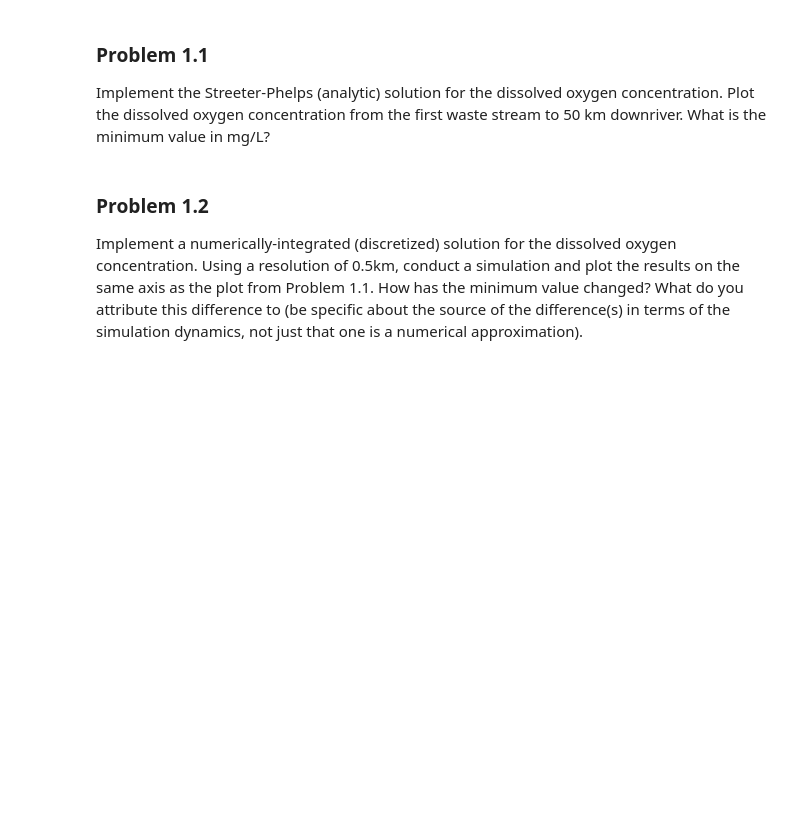
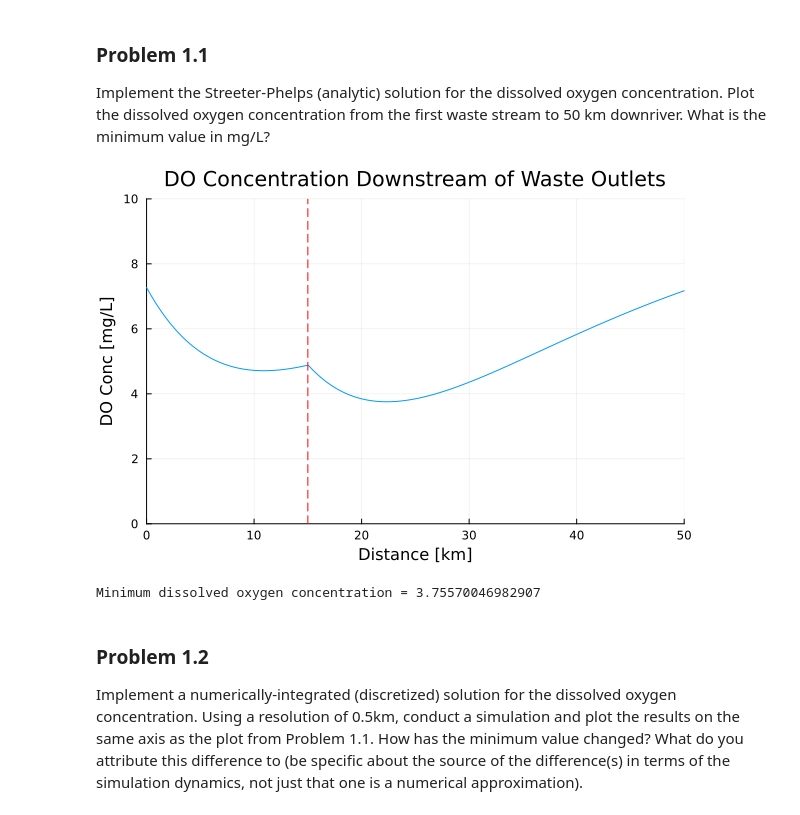
Before and after one commit to BEE4750-FA25/hw3-claire, a Jupyter notebook: hw03.ipynb, the cells around one changed output. Saved outputs shown, nothing was run; the diff lists cells and outputs as text; code cells hidden in the pictures; blank space fills up the shorter version.

```diff
--- a/hw03.ipynb
+++ b/hw03.ipynb
@@ -101,63 +93,62 @@ Cdo_2 = 5 # mg/L
 Cc_2 = 45 # mg/L
 Cn_2 = 35 # mg/L
 
-
-# Mixing equation
 C_new(q1, c1, q2, c2) = (q1 * c1 + q2 * c2) / (q1 + q2)
 
-# Streeter-Phelps DO function
 function mix(D0_0, CBOD0, NBOD0, t, k1, k2, k3, sat)
     D0_new = D0_0 * exp(-k1 * t)
     CBOD_new = CBOD0 * (k2 / (k1 - k2)) * (exp(-k2 * t) - exp(-k1 * t))
     NBOD_new = NBOD0 * (k3 / (k1 - k3)) * (exp(-k3 * t) - exp(-k1 * t))
     D = D0_new + CBOD_new + NBOD_new
-    return sat - D   # convert deficit to actual DO
+    return sat - D
 end
 
-# Initial mixing at upstream + first waste
 Q_first = Qr + Q1
 DO_mix1 = C_new(Qr, Cdo_r, Q1, Cdo_1)
 CBOD_mix1 = C_new(Qr, Cc_r, Q1, Cc_1)
 NBOD_mix1 = C_new(Qr, Cn_r, Q1, Cn_1)
 D0_first = C_sat - DO_mix1
 
 decay(C_0, k, t) = C_0 * exp(-k * t)
 
 xs = 0.0:dx:xf
-DOs = Float64[]
 
-# Initial point (x=0)
-push!(DOs, mix(D0_first, CBOD_mix1, NBOD_mix1, 0.0, kr, kc, kn, C_sat))
-
-for x in xs
+for (i, x) in enumerate(xs)
     if x <= x2
         t = x / u
-        push!(DOs, mix(D0_first, CBOD_mix1, NBOD_mix1, t, kr, kc, kn, C_sat))
+        DOs[i] = mix(D0_first, CBOD_mix1, NBOD_mix1, t, kr, kc, kn, C_sat)
     else
-        # second discharge at 15 km
         t_x2 = x2 / u
         DO_x2 = mix(D0_first, CBOD_mix1, NBOD_mix1, t_x2, kr, kc, kn, C_sat)
-
         CBOD_x2 = decay(CBOD_mix1, kc, t_x2)
         NBOD_x2 = decay(NBOD_mix1, kn, t_x2)
-
-        Q_second = Q_first + Q2
         DO_mix2 = C_new(Q_first, DO_x2, Q2, Cdo_2)
         CBOD_mix2 = C_new(Q_first, CBOD_x2, Q2, Cc_2)
         NBOD_mix2 = C_new(Q_first, NBOD_x2, Q2, Cn_2)
         D0_second = C_sat - DO_mix2
-
         t_after2 = (x - x2) / u
-        push!(DOs, mix(D0_second, CBOD_mix2, NBOD_mix2, t_after2, kr, kc, kn, C_sat))
+        DOs[i] = mix(D0_second, CBOD_mix2, NBOD_mix2, t_after2, kr, kc, kn, C_sat)
     end
 end
 
-# Plot
-plot(xs, DOs,
-    xlabel = "Distance downstream (km)",
-    ylabel = "Dissolved oxygen (mg/L)",
-    title = "Streeter–Phelps DO (two discharges: at 0 and $x2 km)",
-    legend = false)
+min_conc=minimum(DOs)
+
+p = plot(xs, DOs,
+    xlim = (0, 50),
+    ylim = (0,10),
+    legend = false,
+    xlabel = "Distance [km]",
+    ylabel = "DO Conc [mg/L]",
+    title = "DO Concentration Downstream of Waste Outlets"
+)
+
+vline!(p, [15], color=:red, linestyle=:dash)
+
+display(p)
+println("Minimum dissolved oxygen concentration = ", min_conc)
+# %% [output]
+[figure, added]
+Minimum dissolved oxygen concentration = 3.75570046982907
 # %% [markdown]
 ### Problem 1.2
 
```
Also changed, not shown: parts of 2 cells of this notebook.
